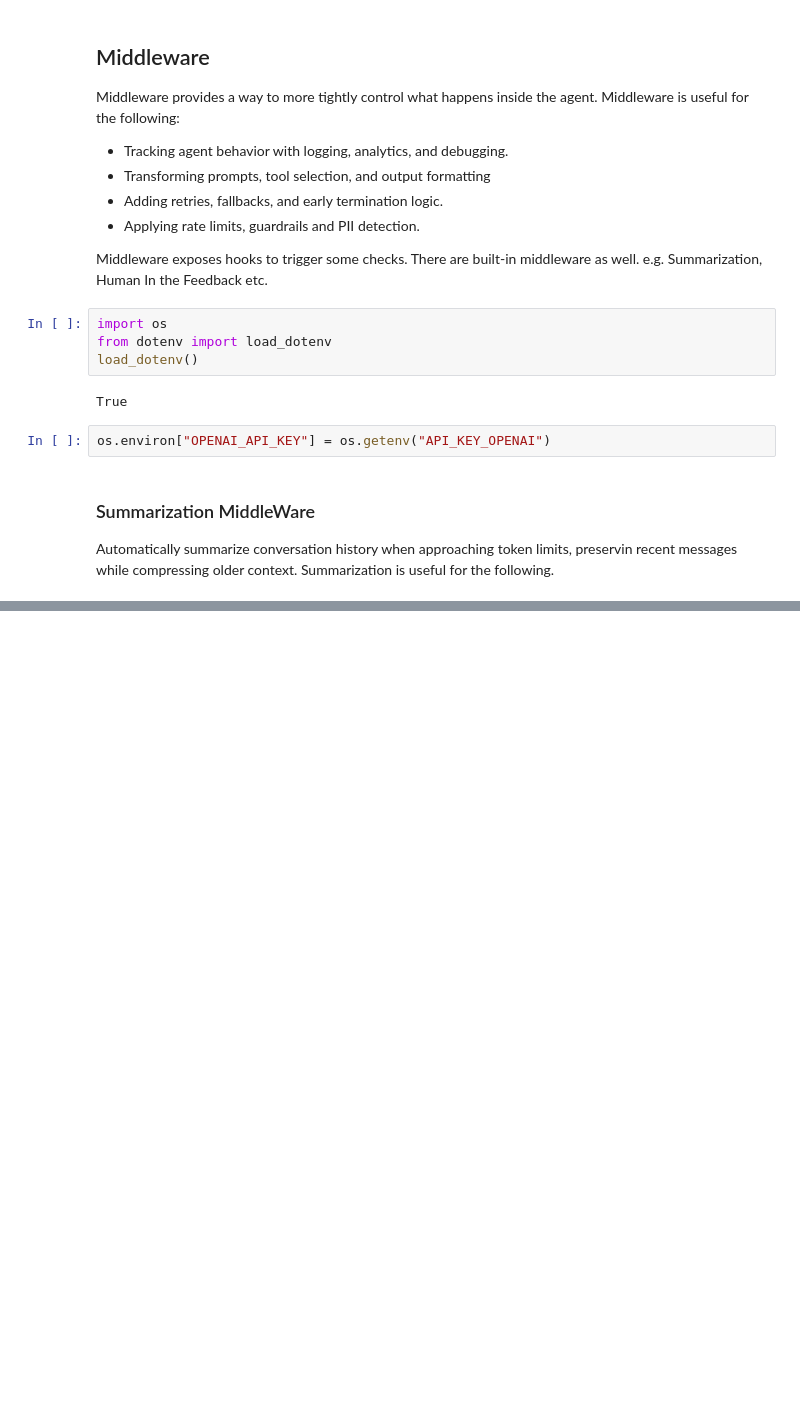
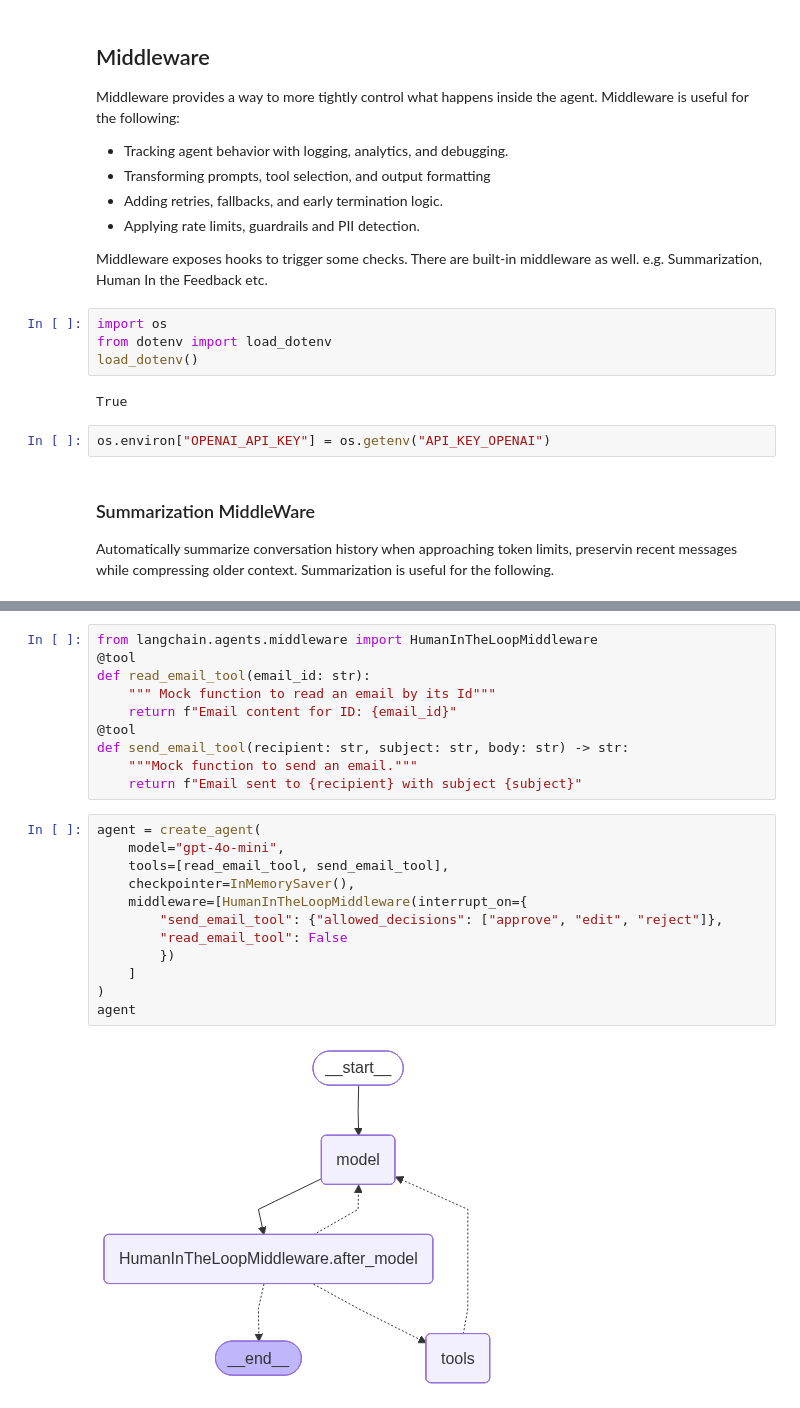
Before and after one commit to ravbuilds/langchain-deepdive, a Jupyter notebook: 06.middleware.ipynb, the cells around one changed output, grey strips where cells are left out. Cells and saved outputs as stored; diff of their text form; blank space fills up the shorter version.

Commit message:
update to middleware notebook.

```diff
--- a/06.middleware.ipynb
+++ b/06.middleware.ipynb
@@ -41,0 +130,24 @@ agent
+# %%
+from langchain.agents.middleware import HumanInTheLoopMiddleware
+@tool
+def read_email_tool(email_id: str):
+    """ Mock function to read an email by its Id"""
+    return f"Email content for ID: {email_id}"
+@tool
+def send_email_tool(recipient: str, subject: str, body: str) -> str:
+    """Mock function to send an email."""
+    return f"Email sent to {recipient} with subject {subject}"
+# %%
+agent = create_agent(
+    model="gpt-4o-mini",
+    tools=[read_email_tool, send_email_tool],
+    checkpointer=InMemorySaver(),
+    middleware=[HumanInTheLoopMiddleware(interrupt_on={
+        "send_email_tool": {"allowed_decisions": ["approve", "edit", "reject"]},
+        "read_email_tool": False
+        })
+    ]
+)
+agent
+# %% [output]
+[figure, added]
```
Also changed, not shown: parts of 11 cells of this notebook.
